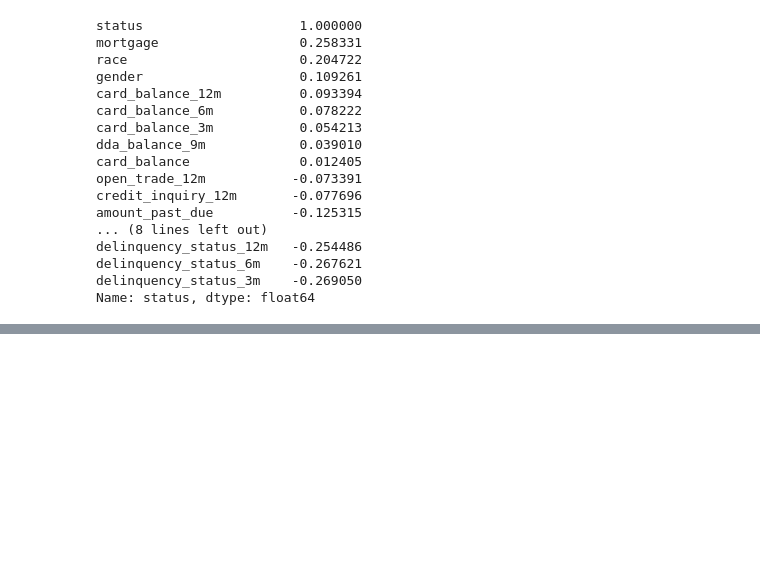
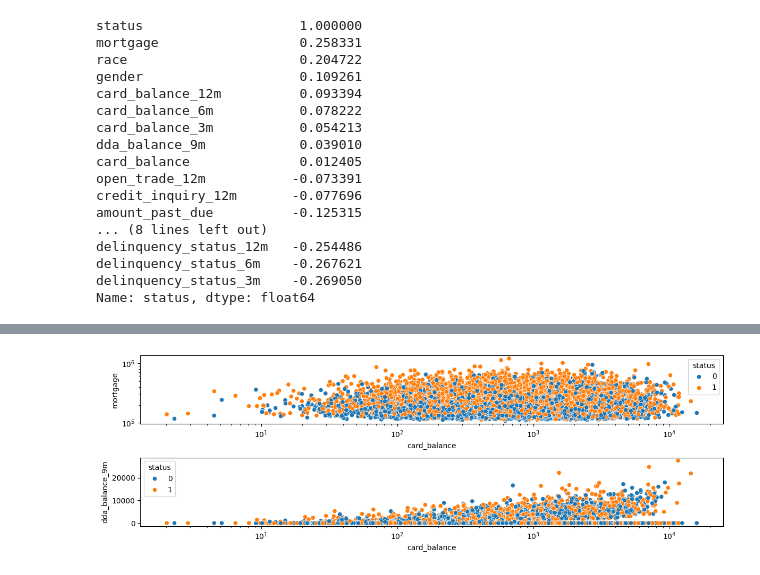
Before and after one commit to ostapenkovs/wells-fargo-case-study, a Jupyter notebook: notebooks/2_data_analysis.ipynb, the cells around one changed output, grey strips where cells are left out. Cells and saved outputs as stored; diff of their text form; code cells hidden in the pictures; blank space fills up the shorter version.

```diff
--- a/notebooks/2_data_analysis.ipynb
+++ b/notebooks/2_data_analysis.ipynb
@@ -424,0 +204,16 @@ temp[temp['assgn'].isin([2])]['status'].mean()
+# %%
+# relationship between mortgage, card balance, dda_balance_9m, and status?
+# seems that samples with status =1 have somewhat higher mortgage amounts than those with status =0
+# many people tend to have dda_balance_9m =0. how meaningful is it as a predictor?
+fig, ax = plt.subplots(2, 1, figsize=(12, 4))
+sns.scatterplot(train, x='card_balance', y='mortgage', hue='status', ax=ax[0])
+sns.scatterplot(train, x='card_balance', y='dda_balance_9m', hue='status', ax=ax[1])
+
+ax[0].set_xscale('log')
+ax[0].set_yscale('log')
+ax[1].set_xscale('log')
+
+plt.tight_layout()
+plt.show()
+# %% [output]
+[figure, added]
```
Also changed, not shown: parts of 38 cells of this notebook, 4 other files.
